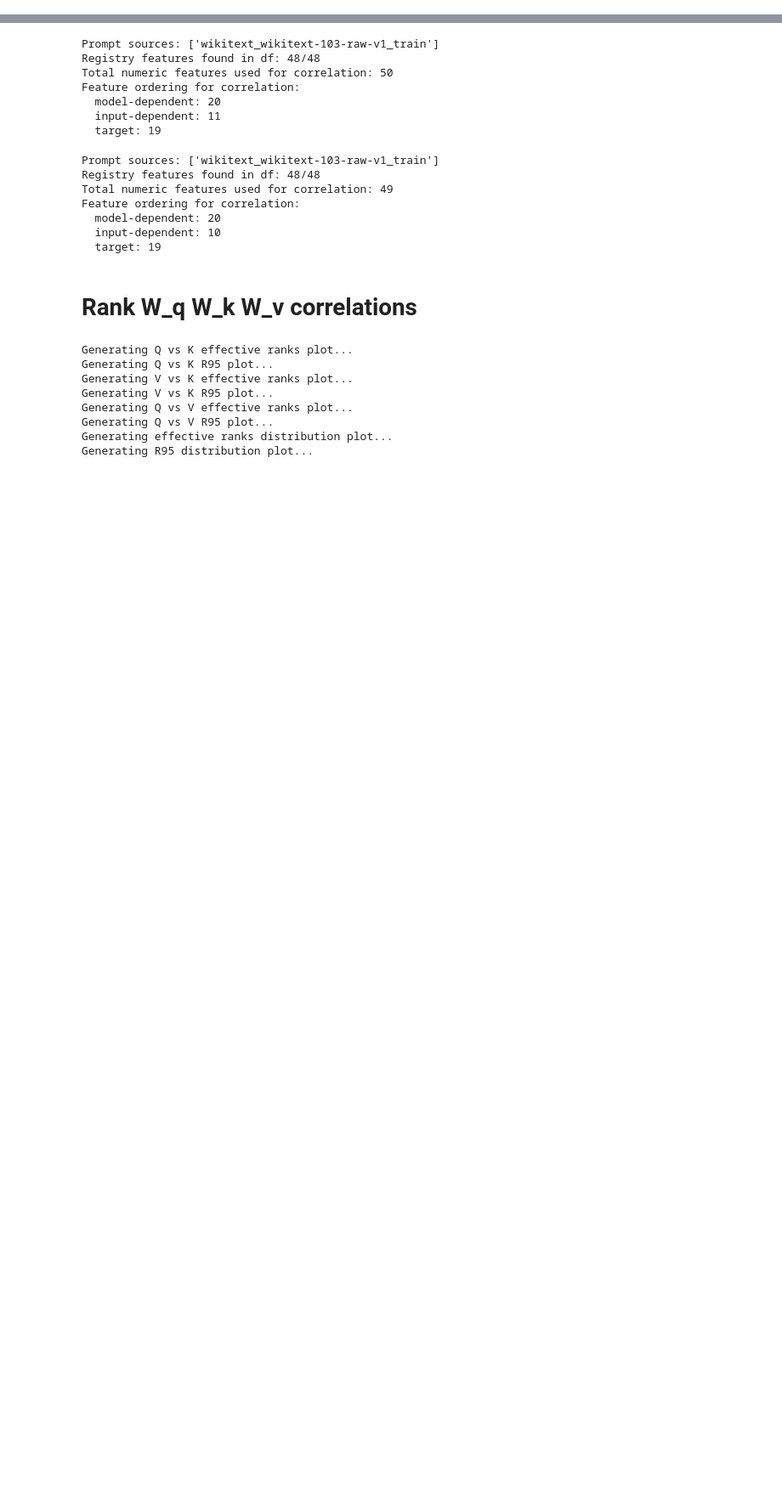
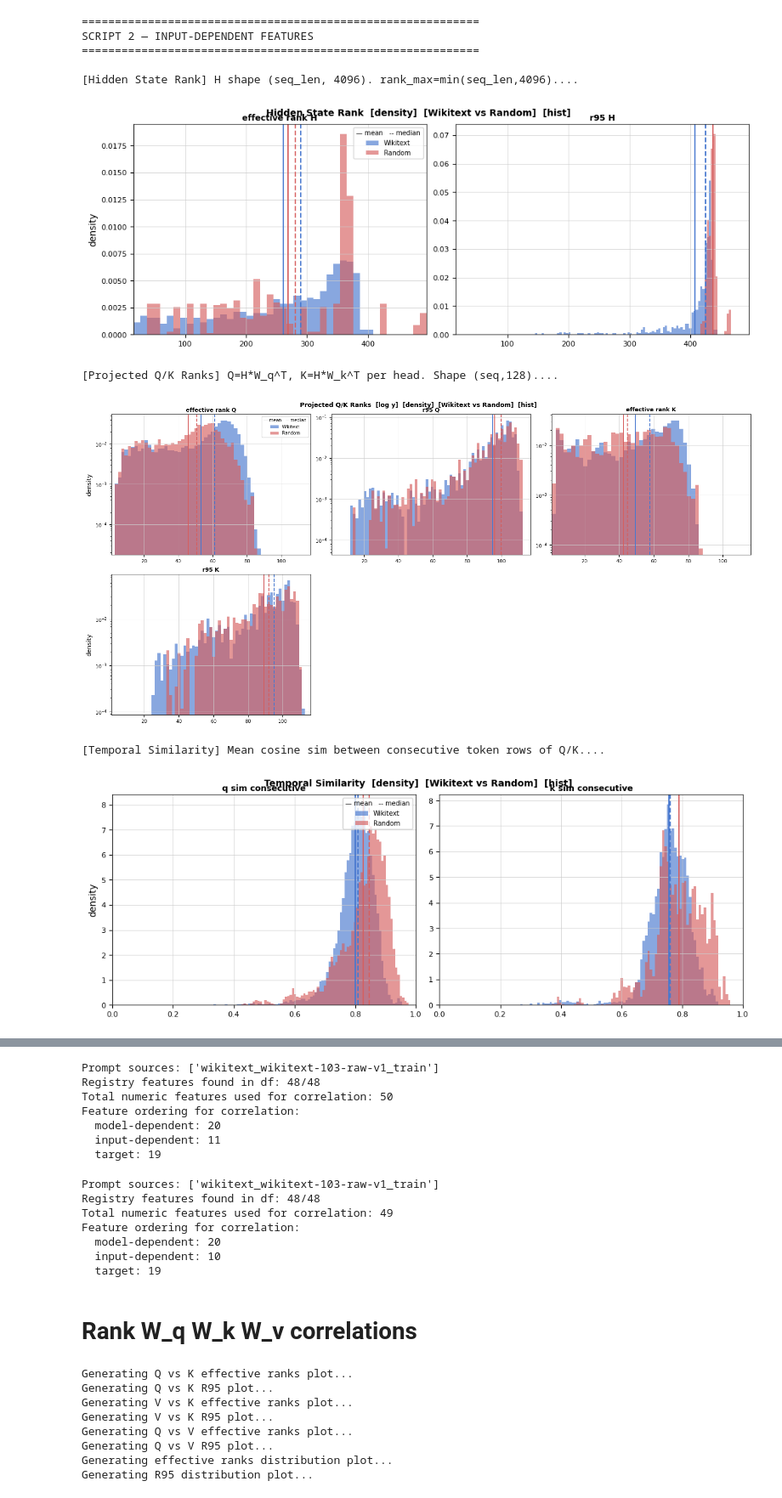
Before and after one commit to raffaeledagostino/sparse-attention-patterns, a Jupyter notebook: dataset.ipynb, the cells around one changed output, grey strips where cells are left out. Shown at 85% size. Saved outputs shown, nothing was run; the diff lists cells and outputs as text; code cells hidden in the pictures; blank space fills up the shorter version.

```diff
--- a/dataset.ipynb
+++ b/dataset.ipynb
@@ -146,0 +590,19 @@ df.head()
+# %%
+# SCRIPT 2 — Input-Dependent Features
+print("=" * 60)
+print("SCRIPT 2 — INPUT-DEPENDENT FEATURES")
+print("=" * 60)
+for subgroup_name, meta in TAXONOMY["input_dependent"].items():
+    print(f"\n[{subgroup_name}] {meta['notes'][:80]}...")
+    plot_group(subgroup_name, meta, df)
+# %% [output]
+============================================================
+SCRIPT 2 — INPUT-DEPENDENT FEATURES
+============================================================
+
+[Hidden State Rank] H shape (seq_len, 4096). rank_max=min(seq_len,4096)....
+[figure, added]
+[Projected Q/K Ranks] Q=H*W_q^T, K=H*W_k^T per head. Shape (seq,128)....
+[figure, added]
+[Temporal Similarity] Mean cosine sim between consecutive token rows of Q/K....
+[figure, added]
```
Also changed, not shown: parts of 23 cells of this notebook, 2 other files.
